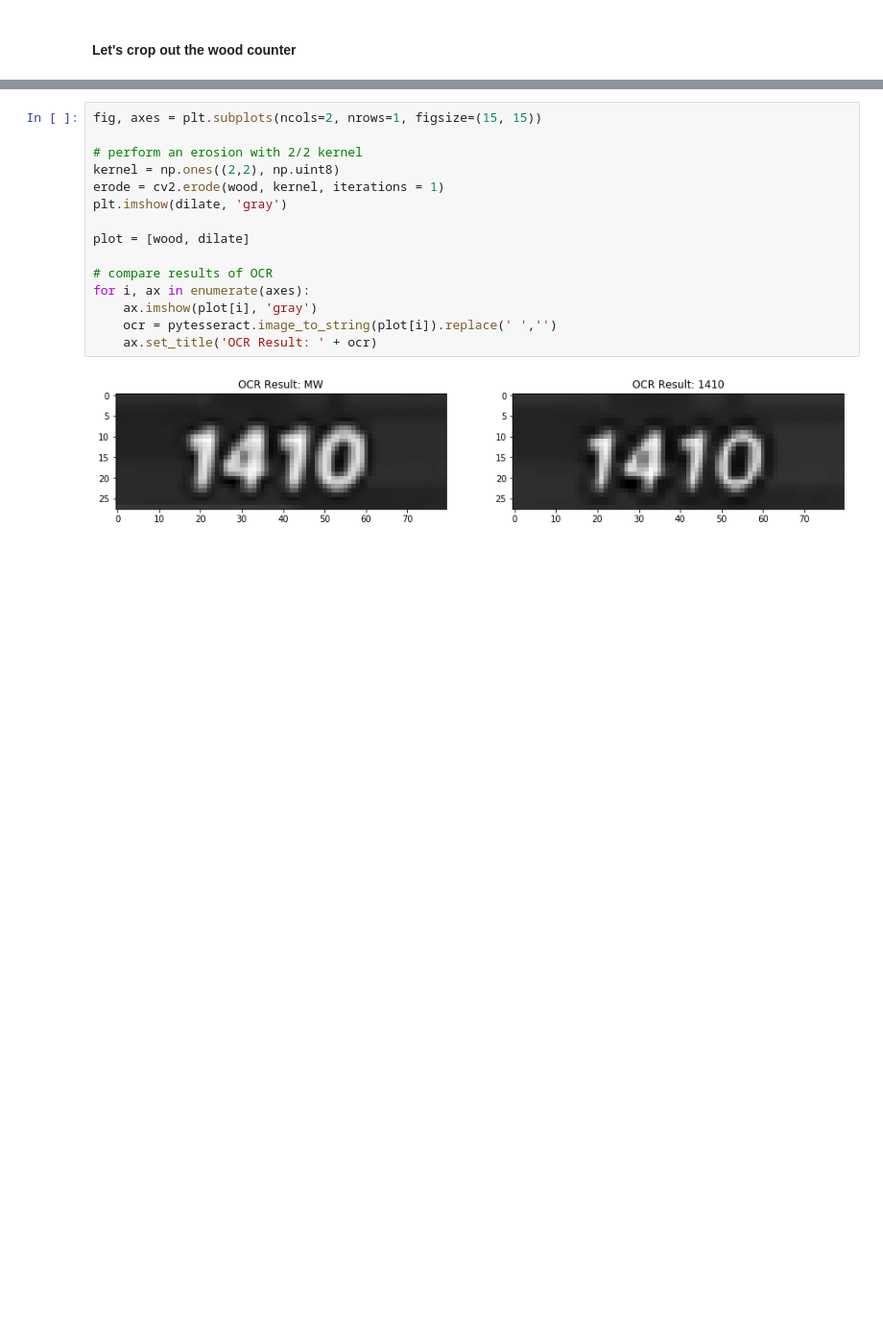
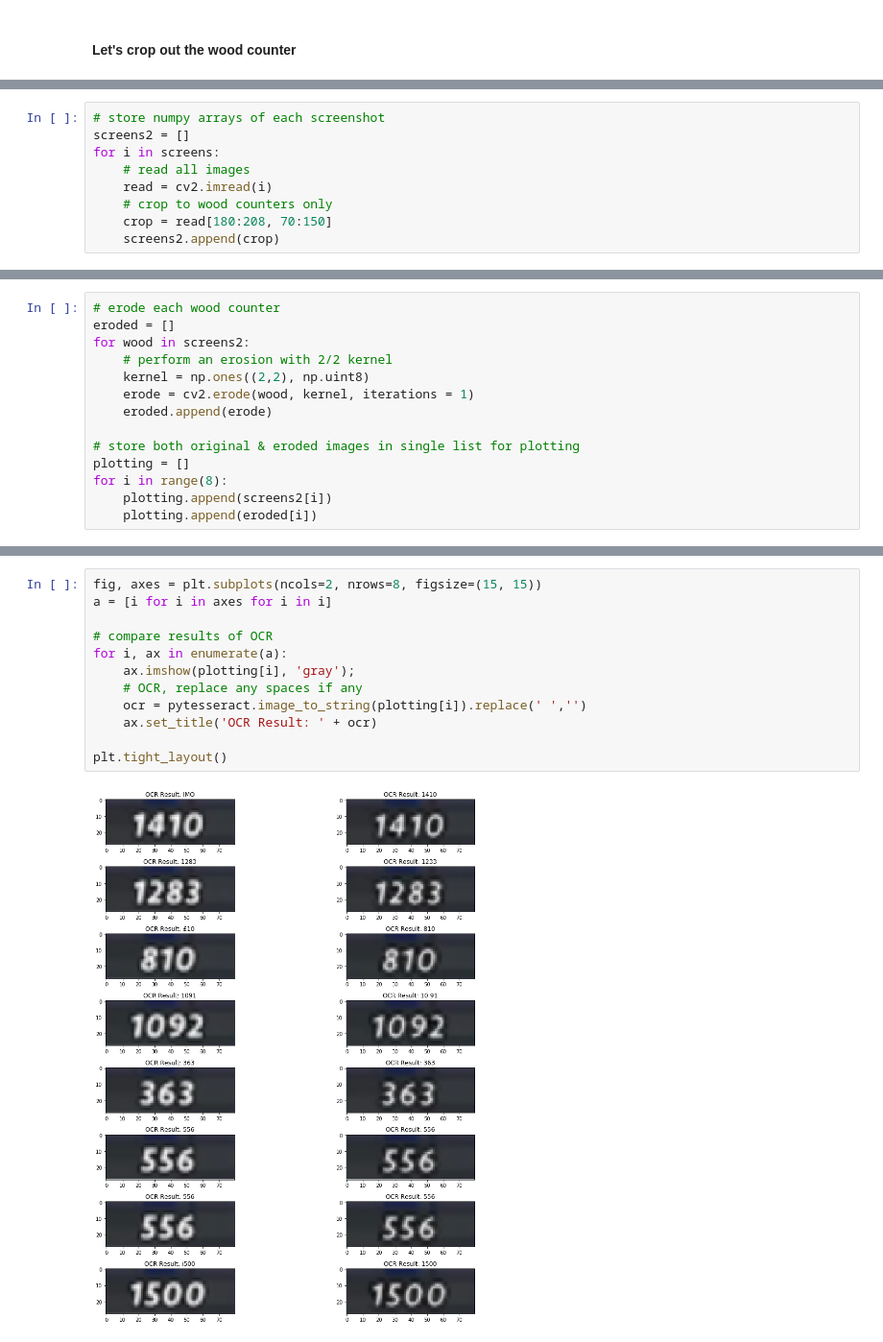
Before and after one commit to mapattacker/castletd2-bot, a Jupyter notebook: notebooks/OCR of Wood Counter.ipynb, the cells around one changed output, grey strips where cells are left out. Shown at 96% size. Saved outputs shown, nothing was run; the diff lists cells and outputs as text; blank space fills up the shorter version.

```diff
--- a/notebooks/OCR of Wood Counter.ipynb
+++ b/notebooks/OCR of Wood Counter.ipynb
@@ -31,0 +55,9 @@ wood = img2[180:208, 70:150]
+# %%
+# store numpy arrays of each screenshot
+screens2 = []
+for i in screens:
+    # read all images
+    read = cv2.imread(i)
+    # crop to wood counters only
+    crop = read[180:208, 70:150]
+    screens2.append(crop)
@@ -32 +66,15 @@ wood = img2[180:208, 70:150]
+# %%
+# erode each wood counter
+eroded = []
+for wood in screens2:
+    # perform an erosion with 2/2 kernel
+    kernel = np.ones((2,2), np.uint8)
+    erode = cv2.erode(wood, kernel, iterations = 1)
+    eroded.append(erode)
+
+# store both original & eroded images in single list for plotting
+plotting = []
+for i in range(8):
+    plotting.append(screens2[i])
+    plotting.append(eroded[i])
 # %% [markdown]
@@ -36,17 +84,14 @@ We can see that the original classify poorly, while the eroded one is almost per
 # %%
-fig, axes = plt.subplots(ncols=2, nrows=1, figsize=(15, 15))
-
-# perform an erosion with 2/2 kernel
-kernel = np.ones((2,2), np.uint8)
-erode = cv2.erode(wood, kernel, iterations = 1)
-plt.imshow(dilate, 'gray')
-
-plot = [wood, dilate]
+fig, axes = plt.subplots(ncols=2, nrows=8, figsize=(15, 15))
+a = [i for i in axes for i in i]
 
 # compare results of OCR
-for i, ax in enumerate(axes):
-    ax.imshow(plot[i], 'gray')
-    ocr = pytesseract.image_to_string(plot[i]).replace(' ','')
+for i, ax in enumerate(a):
+    ax.imshow(plotting[i], 'gray');
+    # OCR, replace any spaces if any
+    ocr = pytesseract.image_to_string(plotting[i]).replace(' ','')
     ax.set_title('OCR Result: ' + ocr)
+
+plt.tight_layout()
 # %% [output]
-[figure, old version]
+[figure, new version]
```
Also changed, not shown: parts of 7 cells of this notebook, 1 other file.
